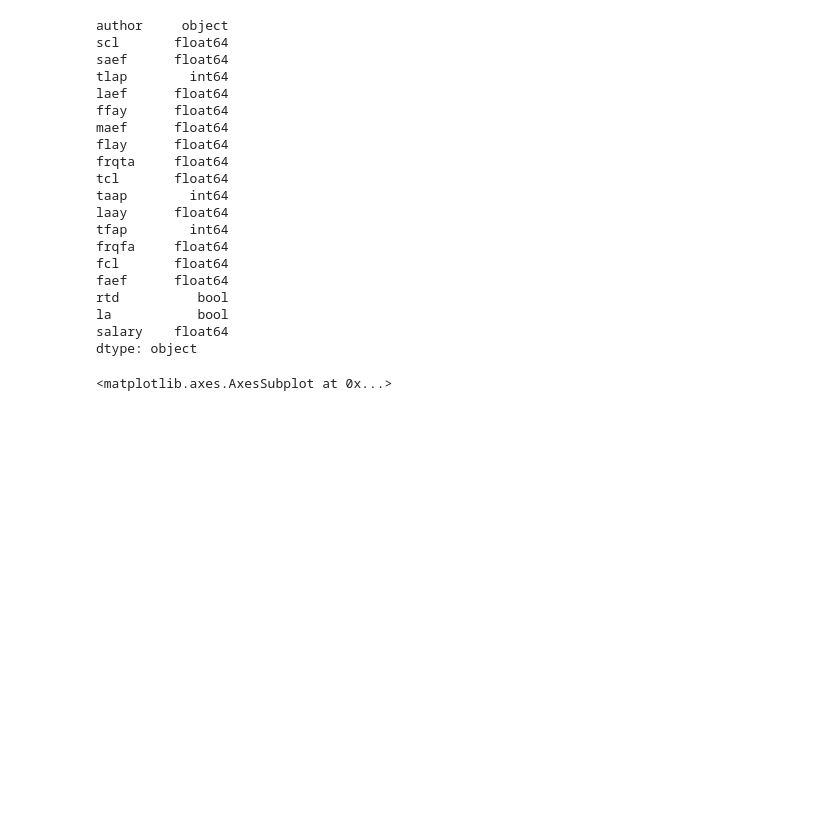
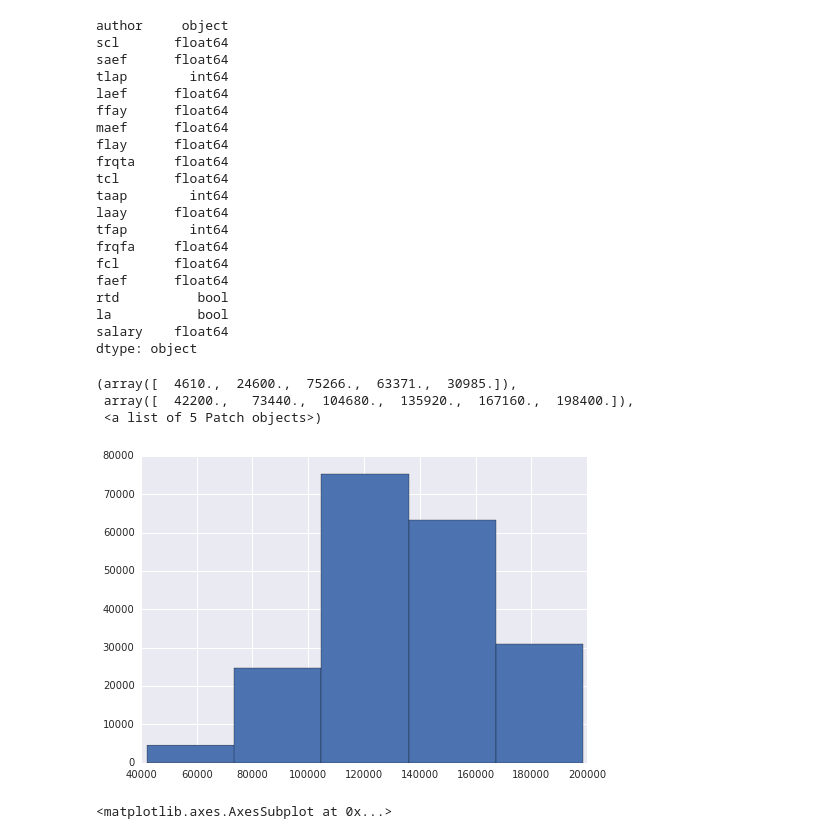
Before and after one commit to shinwachi/cs109_firstOrPerish, a Jupyter notebook: analysis/salary_analysis.ipynb, the cells around one changed output. Saved outputs shown, nothing was run; the diff lists cells and outputs as text; code cells hidden in the pictures; blank space fills up the shorter version.

```diff
--- a/analysis/salary_analysis.ipynb
+++ b/analysis/salary_analysis.ipynb
@@ -96,3 +104,10 @@ dtype: object
+# %%
+plt.hist(data.salary, 5 )
+# %% [output]
+(array([  4610.,  24600.,  75266.,  63371.,  30985.]),
+ array([  42200.,   73440.,  104680.,  135920.,  167160.,  198400.]),
+ <a list of 5 Patch objects>)
+[figure, added]
 # %%
 data.boxplot(column='saef', by='salary')
 # %% [output]
```
Also changed, not shown: parts of 13 cells of this notebook, 5 other files.
